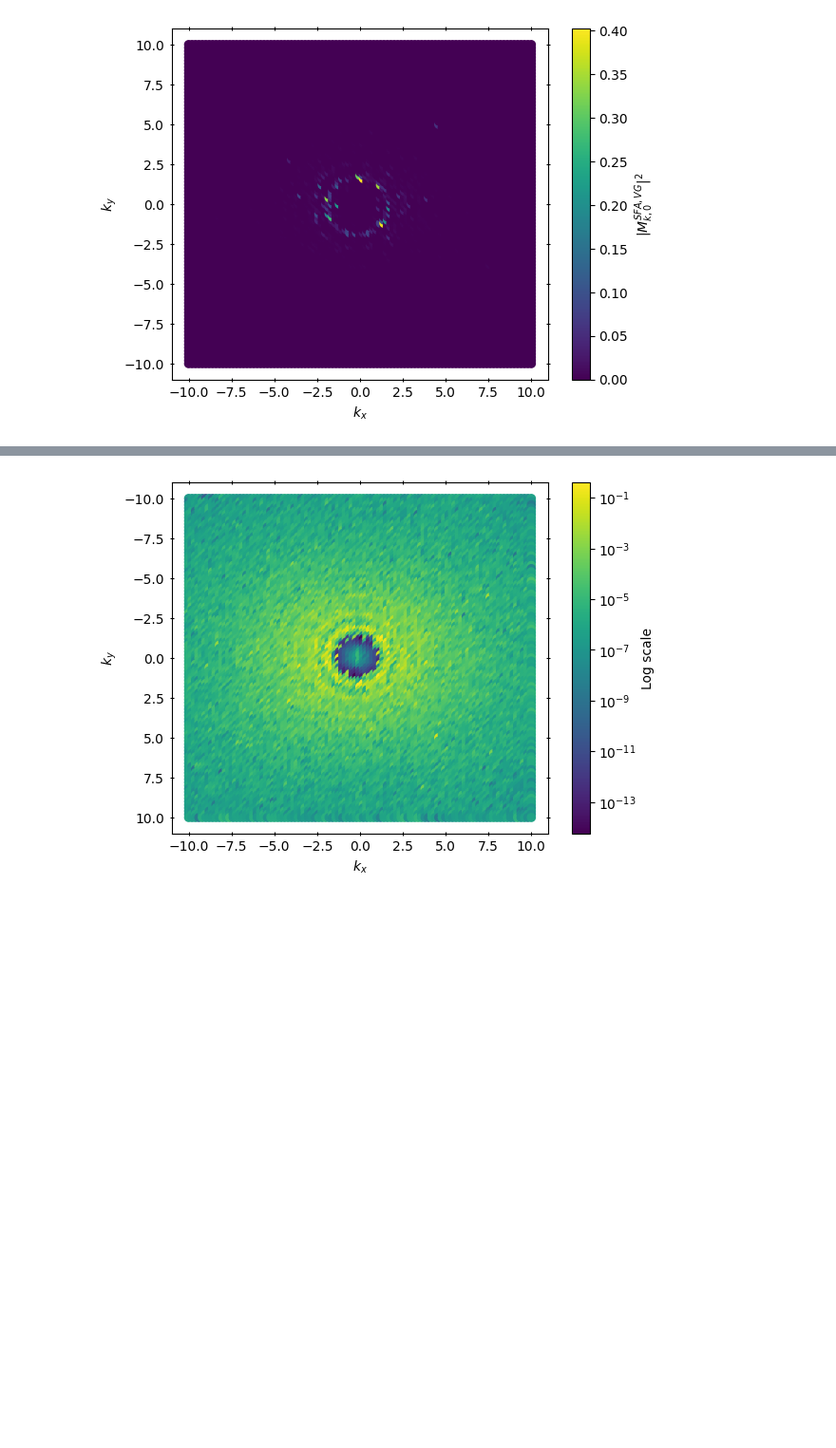
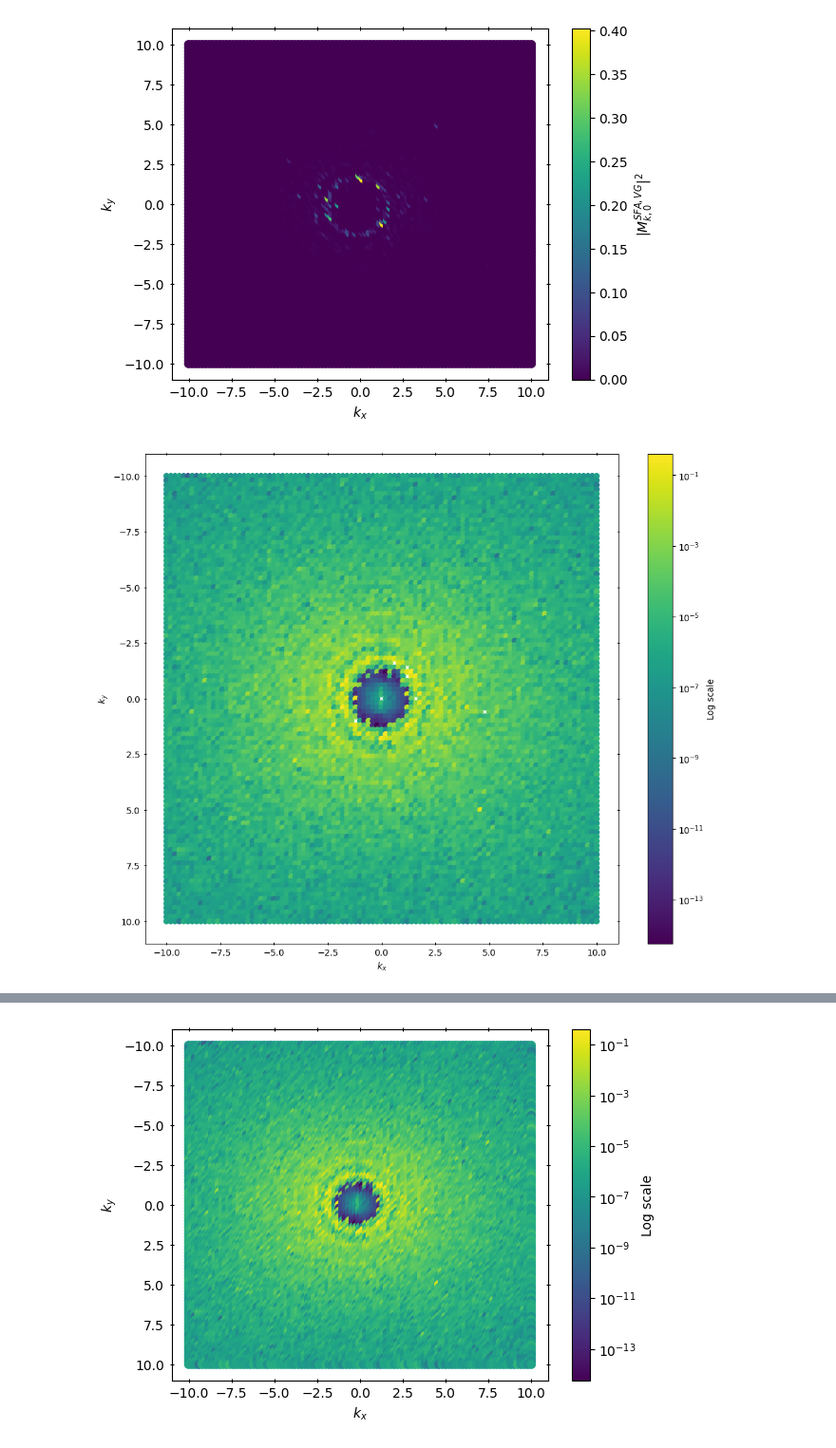
Before and after one commit to sewerininc/poetry_envs, a Jupyter notebook: ultrafast_science/Sidste_afl2_mac_doku.ipynb, the cells around one changed output, grey strips where cells are left out. Shown at 95% size. Saved outputs shown, nothing was run; the diff lists cells and outputs as text; code cells hidden in the pictures; blank space fills up the shorter version.

```diff
--- a/ultrafast_science/Sidste_afl2_mac_doku.ipynb
+++ b/ultrafast_science/Sidste_afl2_mac_doku.ipynb
@@ -53,21 +62,13 @@ def M_SFA_VG(t_f: float, t_0: float, k: np.array, w_sim: float,
                  # k^2
             i * (k_squared * ts +
                  # k*A
-                 # A_0 / np.sqrt(1 + epsilon**2) * (k[0] * sin2cos.subs({t: ts}).evalf() +
-                 #                                 k[1] * epsilon * sin2sin.subs({t: ts}).evalf()
-                 #                                ) +
                  A_0 / np.sqrt(1 + epsilon**2) * (k[0] * quad(test_sin2cos, 0, ts)[0] +
                                                   k[1] * epsilon * quad(test_sin2sin, 0, ts)[0]
                                                  )
-                 # +
-                 # A ** 2
-                 # A_0**2 / (1 + epsilon**2) * (sin4cos2.subs({t: ts}).evalf() +
-                 #                             epsilon**2 * sin4sin2.subs({t: ts}).evalf()
-                 #                            )
-                 # approximated A_0^2 out
-                 # + A_0**2 / (1 + epsilon**2) * (quad(test_sin4cos2, 0, ts)[0] +
-                 #                             epsilon**2 * quad(test_sin4sin2, 0, ts)[0]
-                 #                            )
+                 # A_0**2
+                  + A_0**2 / (1 + epsilon**2) * (quad(test_sin4cos2, 0, ts)[0] +
+                                              epsilon**2 * quad(test_sin4sin2, 0, ts)[0]
+                                             )
                 )
         )
         sol_large_x = quad(i_x, t_0, t_f, complex_func=True)
@@ -81,21 +82,14 @@ def M_SFA_VG(t_f: float, t_0: float, k: np.array, w_sim: float,
                  # k^2
             i * (k_squared * ts +
                  # k*A
-                 # A_0 / np.sqrt(1 + epsilon**2) * (k[0] * sin2cos.subs({t: ts}).evalf() +
-                 #                                 k[1] * epsilon * sin2sin.subs({t: ts}).evalf()
-                 #                                ) +
                  A_0 / np.sqrt(1 + epsilon**2) * (k[0] * quad(test_sin2cos, 0, ts)[0] +
                                                   k[1] * epsilon * quad(test_sin2sin, 0, ts)[0]
                                                  )
                  # +
                  # A ** 2
-                 # A_0**2 / (1 + epsilon**2) * (sin4cos2.subs({t: ts}).evalf() +
-                 #                             epsilon**2 * sin4sin2.subs({t: ts}).evalf()
-                 #                            )
-                 # approximated A_0^2 out
-                 # + A_0**2 / (1 + epsilon**2) * (quad(test_sin4cos2, 0, ts)[0] +
-                 #                             epsilon**2 * quad(test_sin4sin2, 0, ts)[0]
-                 #                            )
+                  + A_0**2 / (1 + epsilon**2) * (quad(test_sin4cos2, 0, ts)[0] +
+                                              epsilon**2 * quad(test_sin4sin2, 0, ts)[0]
+                                             )
                 )
         )
         sol_large_y = quad(i_y, t_0, t_f, complex_func=True)
@@ -130,6 +124,19 @@ def plot_log(xs, ys, vals) -> None:
 
     return
 
+
+def plt_pkl(file: str, log: bool = True):
+    df = pd.read_pickle(file)
+    if log:
+        return plot_log(df.loc[df["dpdk"] < 0.8, "kx"],
+                        df.loc[df["dpdk"] < 0.8, "ky"],
+                        df.loc[df["dpdk"] < 0.8, "dpdk"])
+    else:
+        return plot(df.loc[df["dpdk"] < 0.8, "kx"],
+                df.loc[df["dpdk"] < 0.8, "ky"],
+                df.loc[df["dpdk"] < 0.8, "dpdk"])
+
+
 def plot(xs, ys, vals) -> None:
     fig, ax = plt.subplots()
     im = ax.scatter(xs, ys, c=vals)
@@ -310,3 +340,7 @@ plot(df.loc[df["dpdk"] < max_val, "kx"],
      df.loc[df["dpdk"] < max_val, "ky"], df.loc[df["dpdk"] < max_val, "dpdk"])
 # %% [output]
 [figure]
+# %%
+plt_pkl("2347.pkl", log=True)
+# %% [output]
+[figure, added]
```
Also changed, not shown: parts of 14 cells of this notebook.
